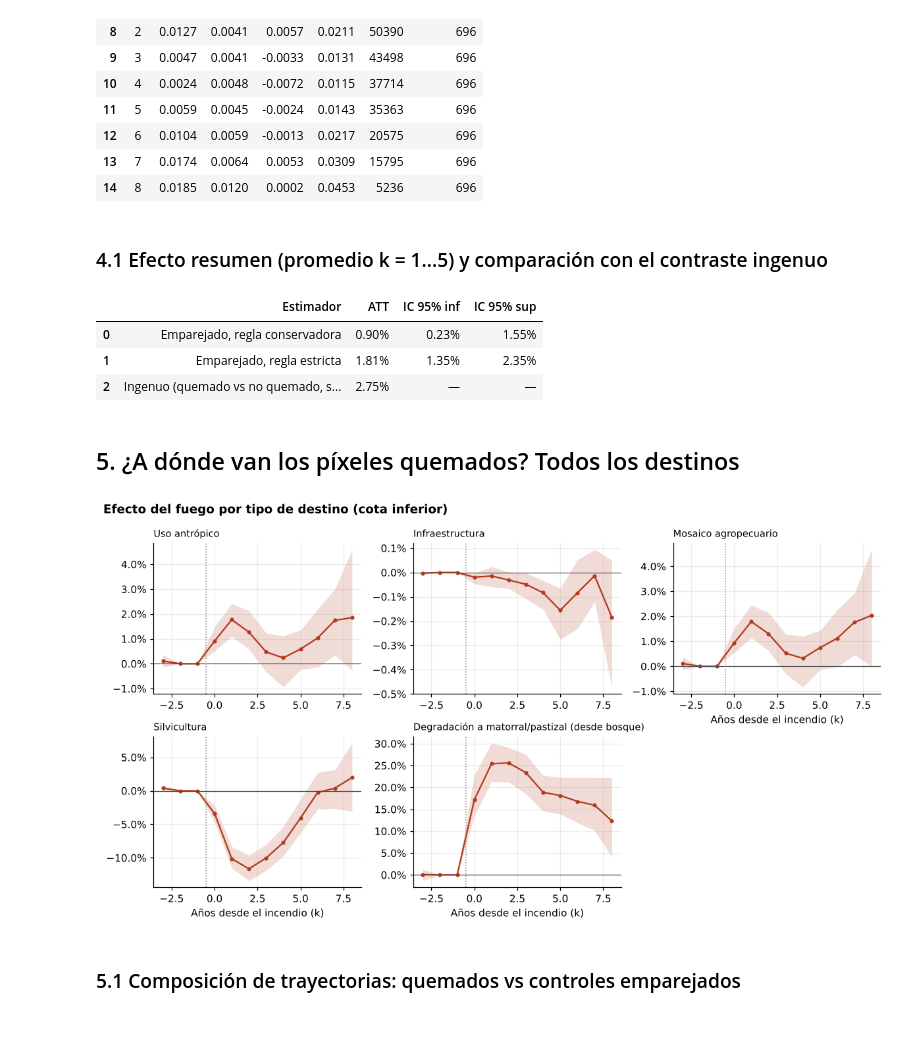
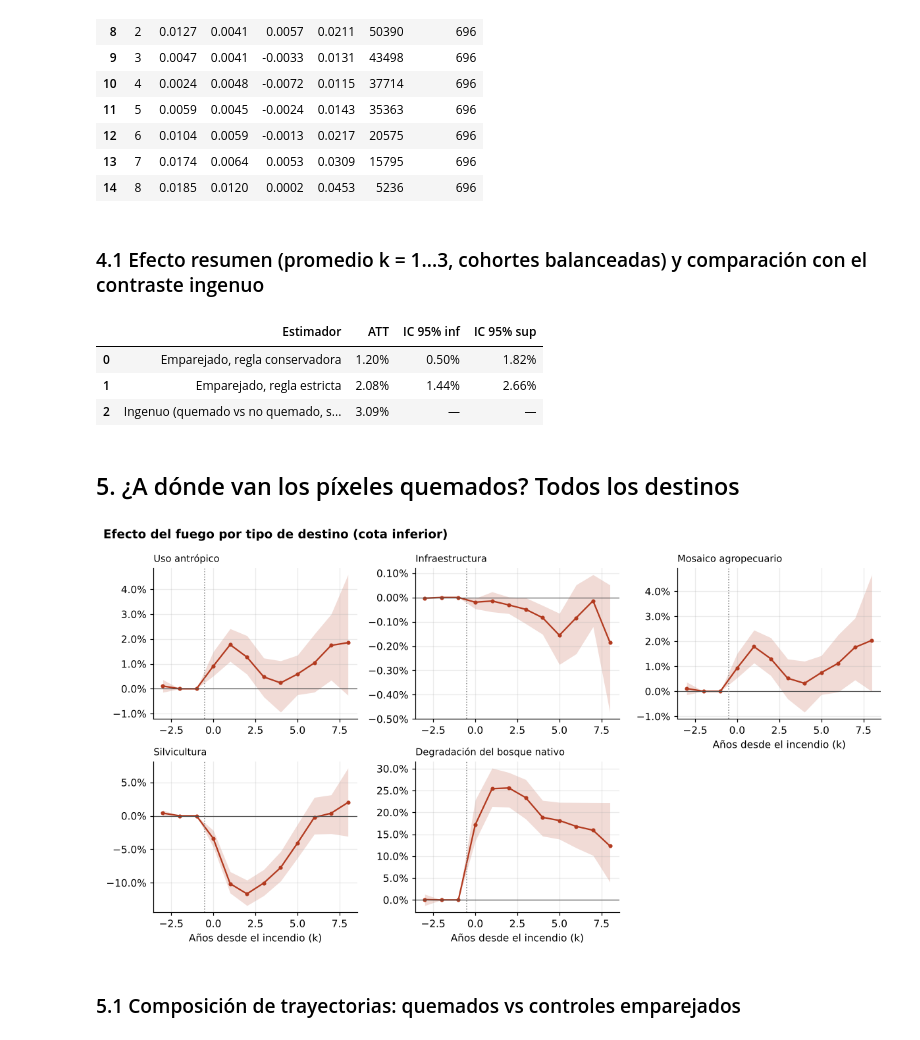
Before and after one commit to cmartinez1524/Mapbiomas, a Jupyter notebook: 02_analisis_causal.ipynb, the cells around one changed output. Drawn from its saved outputs; the diff is of its cells as text; code cells hidden in the pictures.

```diff
--- a/02_analisis_causal.ipynb
+++ b/02_analisis_causal.ipynb
@@ -30,10 +30,14 @@ N_BOOT = 300
 if FUENTE == "real" and COLECCION == 1:
     fc.usar_coleccion1(2005, 2022)
     COHORTES = range(2014, 2022)
+elif FUENTE == "real" and COLECCION == 2:
+    COHORTES = range(2014, 2022)        # cohortes con censura consistente del filtro de Fuego (2022-2023 se analizan aparte)
 else:
     COHORTES = range(2014, 2023)
-VENTANA_POST = (1, 5)            # años post-incendio para el efecto resumen
-os.makedirs("figuras", exist_ok=True); os.makedirs("resultados", exist_ok=True)
+VENTANA_POST = (1, 3)            # años post-incendio para el efecto resumen (cohortes balanceadas: g + 3 <= último año)
+SUF = "_col2" if (FUENTE == "real" and COLECCION == 2) else ""
+FIG, RES = f"figuras{SUF}/", f"resultados{SUF}/"
+os.makedirs(FIG, exist_ok=True); os.makedirs(RES, exist_ok=True)
 
 plt.rcParams.update({"figure.dpi": 110, "savefig.dpi": 200, "font.size": 10,
                      "axes.spines.top": False, "axes.spines.right": False,
@@ -43,7 +47,9 @@ C_TRAT, C_CTRL, C_INF, C_SUP = "#B23A1F", "#3B6E8F", "#B23A1F", "#D98C1E"
 ## 1. Datos
 # %%
 verdad = None
-if FUENTE == "real":
+if FUENTE == "real" and COLECCION == 2:
+    exec(open("prep_col2.py").read())
+elif FUENTE == "real":
     archivos = sorted(glob.glob(RUTA_MUESTRAS))
     assert archivos, f"No hay archivos en {RUTA_MUESTRAS}"
     df = pd.concat([pd.read_csv(a) for a in archivos], ignore_index=True)
@@ -102,7 +108,8 @@ tabla_prev
 # %%
 if "w_muestral" not in df:
     df = fc.pesos_muestrales(df, areas)
-df = fc.preparar_covariables(df)
+if "bloque" not in df:
+    df = fc.preparar_covariables(df)
 if "dist_road" not in df or (df["dist_road"] < 0).all():   # sin red vial: no usar esa covariable
     fc.COVARIABLES = [c for c in fc.COVARIABLES if c != "log_dist_road"]
 print("Covariables de emparejamiento:", fc.COVARIABLES)
@@ -205,53 +212,54 @@ es["conservadora"].round(4)
 | 13 | 7 | 0.0174 | 0.0064 | 0.0053 | 0.0309 | 15795 | 696 |
 | 14 | 8 | 0.0185 | 0.0120 | 0.0002 | 0.0453 | 5236 | 696 |
 # %% [markdown]
-### 4.1 Efecto resumen (promedio k = 1…5) y comparación con el contraste ingenuo
+### 4.1 Efecto resumen (promedio k = 1…3, cohortes balanceadas) y comparación con el contraste ingenuo
 # %%
 filas = []
 for regla in res:
     r = fc.att_promedio_post(res[regla]["dif"], *VENTANA_POST, n_boot=N_BOOT).iloc[0]
     filas.append({"Estimador": f"Emparejado, regla {regla}", "ATT": r.ATT, "IC 95% inf": r.IC_inf, "IC 95% sup": r.IC_sup})
-ing = np.mean([fc.ingenuo(df, fc.RESULTADOS[R_PRINC], cohortes=COHORTES, k=k) for k in range(*VENTANA_POST)])
+COH_BAL = [g for g in COHORTES if g + VENTANA_POST[1] <= fc.LULC_Y1]
+ing = np.mean([fc.ingenuo(df, fc.RESULTADOS[R_PRINC], cohortes=COH_BAL, k=k) for k in range(VENTANA_POST[0], VENTANA_POST[1] + 1)])
 filas.append({"Estimador": "Ingenuo (quemado vs no quemado, sin control)", "ATT": ing, "IC 95% inf": np.nan, "IC 95% sup": np.nan})
 if verdad is not None:
     tv = att_verdadero(df, verdad, res["conservadora"]["pares"], fc.RESULTADOS[R_PRINC])
     filas.append({"Estimador": "Verdadero (simulación)", "ATT": tv[tv.k.between(*VENTANA_POST)].ATT_verdadero.mean(),
                   "IC 95% inf": np.nan, "IC 95% sup": np.nan})
 resumen = pd.DataFrame(filas)
-resumen.to_csv("resultados/resumen_att.csv", index=False)
+resumen.to_csv(RES + "resumen_att.csv", index=False)
 resumen.style.format({"ATT": "{:.2%}", "IC 95% inf": "{:.2%}", "IC 95% sup": "{:.2%}"}, na_rep="—")
 # %% [output]
 |  | Estimador | ATT | IC 95% inf | IC 95% sup |
-| 0 | Emparejado, regla conservadora | 0.90% | 0.23% | 1.55% |
-| 1 | Emparejado, regla estricta | 1.81% | 1.35% | 2.35% |
-| 2 | Ingenuo (quemado vs no quemado, s... | 2.75% | — | — |
+| 0 | Emparejado, regla conservadora | 1.20% | 0.50% | 1.82% |
+| 1 | Emparejado, regla estricta | 2.08% | 1.44% | 2.66% |
+| 2 | Ingenuo (quemado vs no quemado, s... | 3.09% | — | — |
 # %% [markdown]
 ## 5. ¿A dónde van los píxeles quemados? Todos los destinos
 # %%
 res_k = []
 for nombre, s in fc.RESULTADOS.items():
     d = fc.diferencias_por_tratado(df, pares, s, k_min=-3, k_max=8)
     if nombre.startswith("Degradación"):
         d = d[d.grupo == "Bosque"]                  # degradación solo tiene sentido desde bosque
     e = fc.att_event_study(d, n_boot=150); e["resultado"] = nombre
     res_k.append(e)
-res_k = pd.concat(res_k); res_k.to_csv("resultados/event_study_todos.csv", index=False)
+res_k = pd.concat(res_k); res_k.to_csv(RES + "event_study_todos.csv", index=False)
 
 nres = res_k.resultado.nunique(); ncol = 3; nfil = int(np.ceil(nres / ncol))
 fig, axs = plt.subplots(nfil, ncol, figsize=(11, 3 * nfil), sharex=True)
 for ax in axs.flat[nres:]: ax.axis("off")
 for ax, (nombre, e) in zip(axs.flat, res_k.groupby("resultado", sort=False)):
     ax.fill_between(e.k, e.IC_inf, e.IC_sup, color=C_TRAT, alpha=0.18, lw=0)
     ax.plot(e.k, e.ATT, "o-", color=C_TRAT, ms=3)
     ax.axhline(0, color="0.3", lw=0.8); ax.axvline(-0.5, color="0.5", ls=":", lw=1)
-    ax.yaxis.set_major_formatter(mtick.PercentFormatter(1, decimals=1))
-    ax.set_title(nombre.split(" (")[0] + (" (desde bosque)" if nombre.startswith("Degradación") else ""), fontsize=9.5, loc="left")
+    ax.yaxis.set_major_formatter(mtick.PercentFormatter(1, decimals=None))
+    ax.set_title("Degradación del bosque nativo" if nombre.startswith("Degradación") else nombre.split(" (")[0], fontsize=9.5, loc="left")
 for ax in axs.flat[:nres]: ax.tick_params(labelbottom=True)
 for ax in axs.flat[:nres][-ncol:]: ax.set_xlabel("Años desde el incendio (k)")
 fig.suptitle("Efecto del fuego por tipo de destino (cota inferior)", x=0.01, ha="left", fontweight="bold")
-fig.tight_layout(); fig.savefig("figuras/fig3_event_study_destinos.png"); plt.show()
+fig.tight_layout(); fig.savefig(FIG + "fig3_event_study_destinos.png"); plt.show()
 # %% [output]
-[figure, old version]
+[figure, new version]
 # %% [markdown]
 ### 5.1 Composición de trayectorias: quemados vs controles emparejados
 # %%
```
Also changed, not shown: parts of 6 cells of this notebook, 47 other files.
